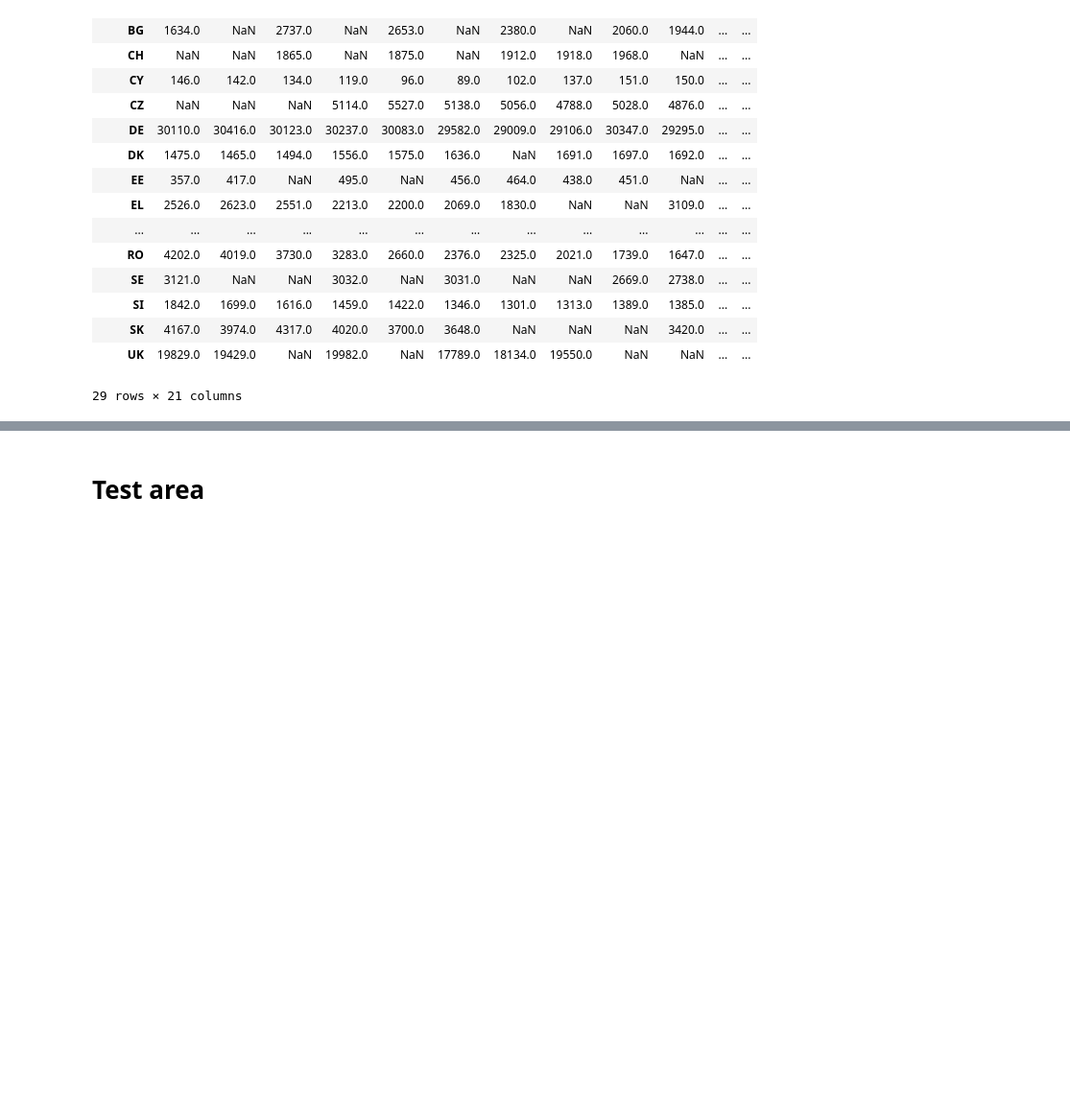
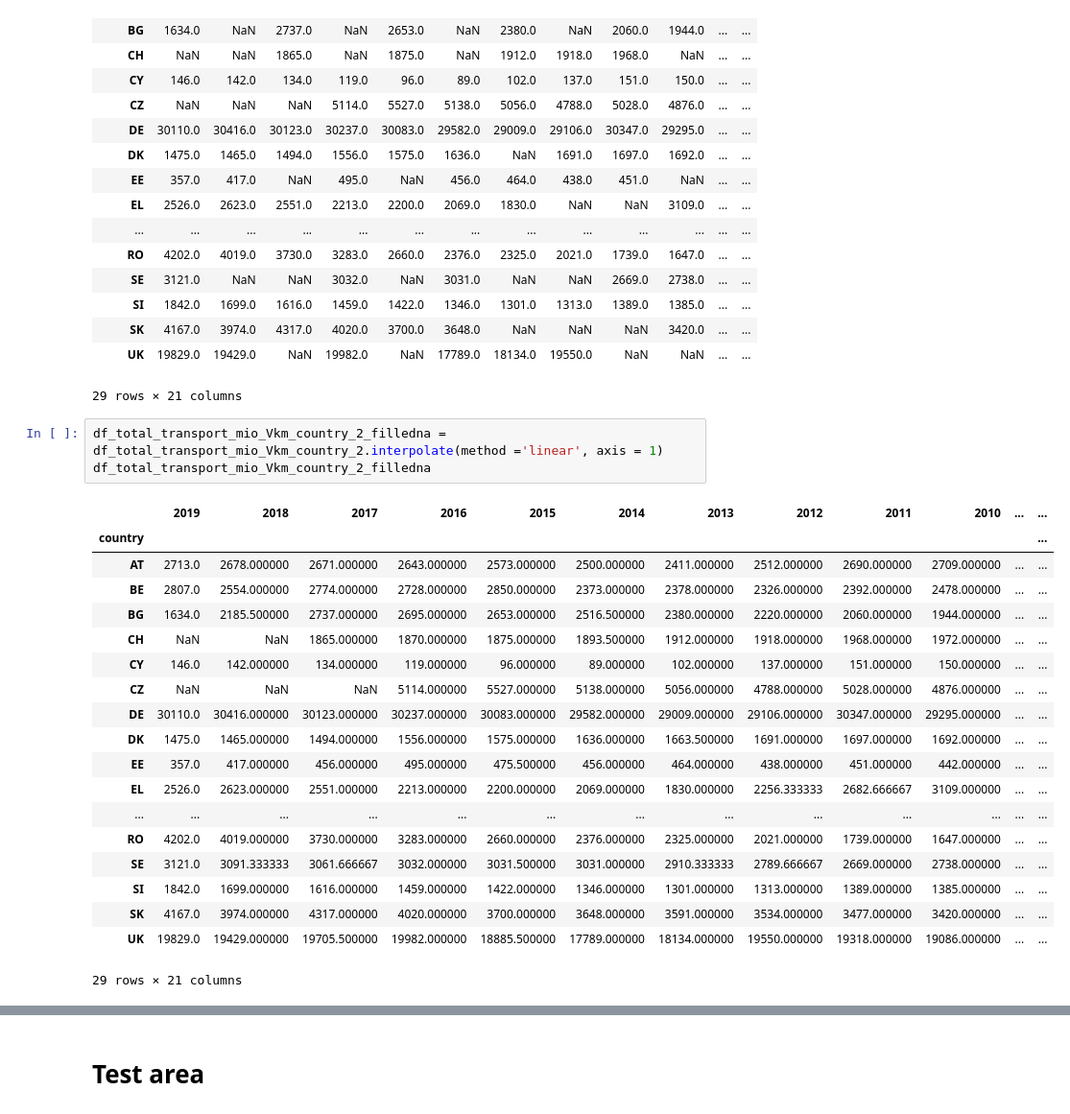
Before and after one commit to Frostie10/eurostat_test, a Jupyter notebook: test_eurostat.ipynb, the cells around one changed output, grey strips where cells are left out. Shown at 96% size. Drawn from its saved outputs; the diff is of its cells as text; blank space fills up the shorter version.

```diff
--- a/test_eurostat.ipynb
+++ b/test_eurostat.ipynb
@@ -470,6 +506,29 @@ df_total_transport_mio_Vkm_country_2
 | SK | 4167.0 | 3974.0 | 4317.0 | 4020.0 | 3700.0 | 3648.0 | NaN | NaN | NaN | 3420.0 | ... | ... |
 | UK | 19829.0 | 19429.0 | NaN | 19982.0 | NaN | 17789.0 | 18134.0 | 19550.0 | NaN | NaN | ... | ... |
 29 rows × 21 columns
+# %%
+df_total_transport_mio_Vkm_country_2_filledna = df_total_transport_mio_Vkm_country_2.interpolate(method ='linear', axis = 1)
+df_total_transport_mio_Vkm_country_2_filledna
+# %% [output]
+|  | 2019 | 2018 | 2017 | 2016 | 2015 | 2014 | 2013 | 2012 | 2011 | 2010 | ... | ... |
+| country |  |  |  |  |  |  |  |  |  |  |  | ... |
+| AT | 2713.0 | 2678.000000 | 2671.000000 | 2643.000000 | 2573.000000 | 2500.000000 | 2411.000000 | 2512.000000 | 2690.000000 | 2709.000000 | ... | ... |
+| BE | 2807.0 | 2554.000000 | 2774.000000 | 2728.000000 | 2850.000000 | 2373.000000 | 2378.000000 | 2326.000000 | 2392.000000 | 2478.000000 | ... | ... |
+| BG | 1634.0 | 2185.500000 | 2737.000000 | 2695.000000 | 2653.000000 | 2516.500000 | 2380.000000 | 2220.000000 | 2060.000000 | 1944.000000 | ... | ... |
+| CH | NaN | NaN | 1865.000000 | 1870.000000 | 1875.000000 | 1893.500000 | 1912.000000 | 1918.000000 | 1968.000000 | 1972.000000 | ... | ... |
+| CY | 146.0 | 142.000000 | 134.000000 | 119.000000 | 96.000000 | 89.000000 | 102.000000 | 137.000000 | 151.000000 | 150.000000 | ... | ... |
+| CZ | NaN | NaN | NaN | 5114.000000 | 5527.000000 | 5138.000000 | 5056.000000 | 4788.000000 | 5028.000000 | 4876.000000 | ... | ... |
+| DE | 30110.0 | 30416.000000 | 30123.000000 | 30237.000000 | 30083.000000 | 29582.000000 | 29009.000000 | 29106.000000 | 30347.000000 | 29295.000000 | ... | ... |
+| DK | 1475.0 | 1465.000000 | 1494.000000 | 1556.000000 | 1575.000000 | 1636.000000 | 1663.500000 | 1691.000000 | 1697.000000 | 1692.000000 | ... | ... |
+| EE | 357.0 | 417.000000 | 456.000000 | 495.000000 | 475.500000 | 456.000000 | 464.000000 | 438.000000 | 451.000000 | 442.000000 | ... | ... |
+| EL | 2526.0 | 2623.000000 | 2551.000000 | 2213.000000 | 2200.000000 | 2069.000000 | 1830.000000 | 2256.333333 | 2682.666667 | 3109.000000 | ... | ... |
+| ... | ... | ... | ... | ... | ... | ... | ... | ... | ... | ... | ... | ... |
+| RO | 4202.0 | 4019.000000 | 3730.000000 | 3283.000000 | 2660.000000 | 2376.000000 | 2325.000000 | 2021.000000 | 1739.000000 | 1647.000000 | ... | ... |
+| SE | 3121.0 | 3091.333333 | 3061.666667 | 3032.000000 | 3031.500000 | 3031.000000 | 2910.333333 | 2789.666667 | 2669.000000 | 2738.000000 | ... | ... |
+| SI | 1842.0 | 1699.000000 | 1616.000000 | 1459.000000 | 1422.000000 | 1346.000000 | 1301.000000 | 1313.000000 | 1389.000000 | 1385.000000 | ... | ... |
+| SK | 4167.0 | 3974.000000 | 4317.000000 | 4020.000000 | 3700.000000 | 3648.000000 | 3591.000000 | 3534.000000 | 3477.000000 | 3420.000000 | ... | ... |
+| UK | 19829.0 | 19429.000000 | 19705.500000 | 19982.000000 | 18885.500000 | 17789.000000 | 18134.000000 | 19550.000000 | 19318.000000 | 19086.000000 | ... | ... |
+29 rows × 21 columns
 # %%
 toe = pd.read_excel('C:/Users/seanp/python/anaconda3/envs/python_backup/my_python_work/Data/Summary_Vehicles_Fuels.xlsx', sheet_name = 'fuel_consumption_model_kopie')
 toe = toe.set_index('country')
```
Also changed, not shown: parts of 26 cells of this notebook.
